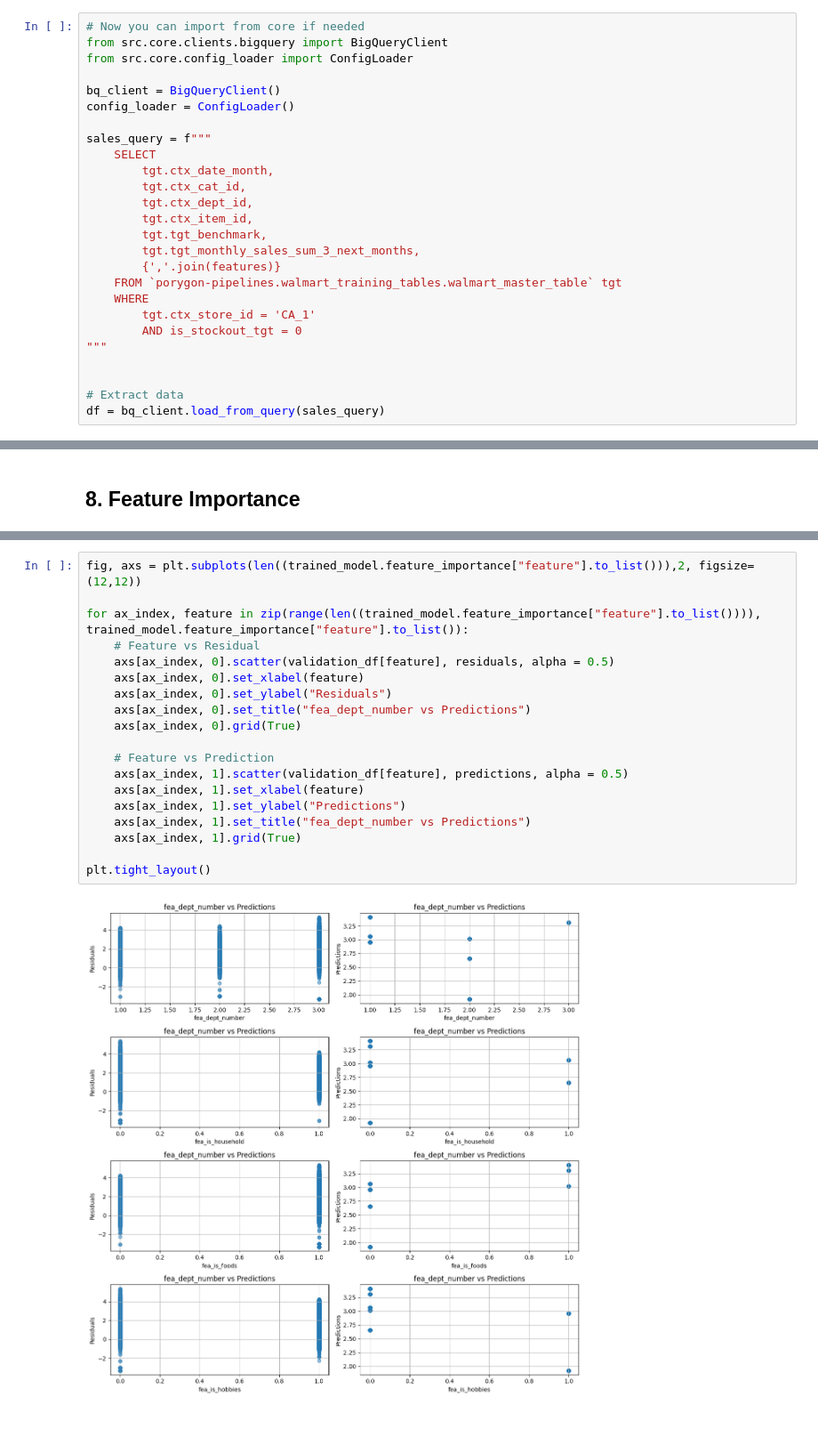
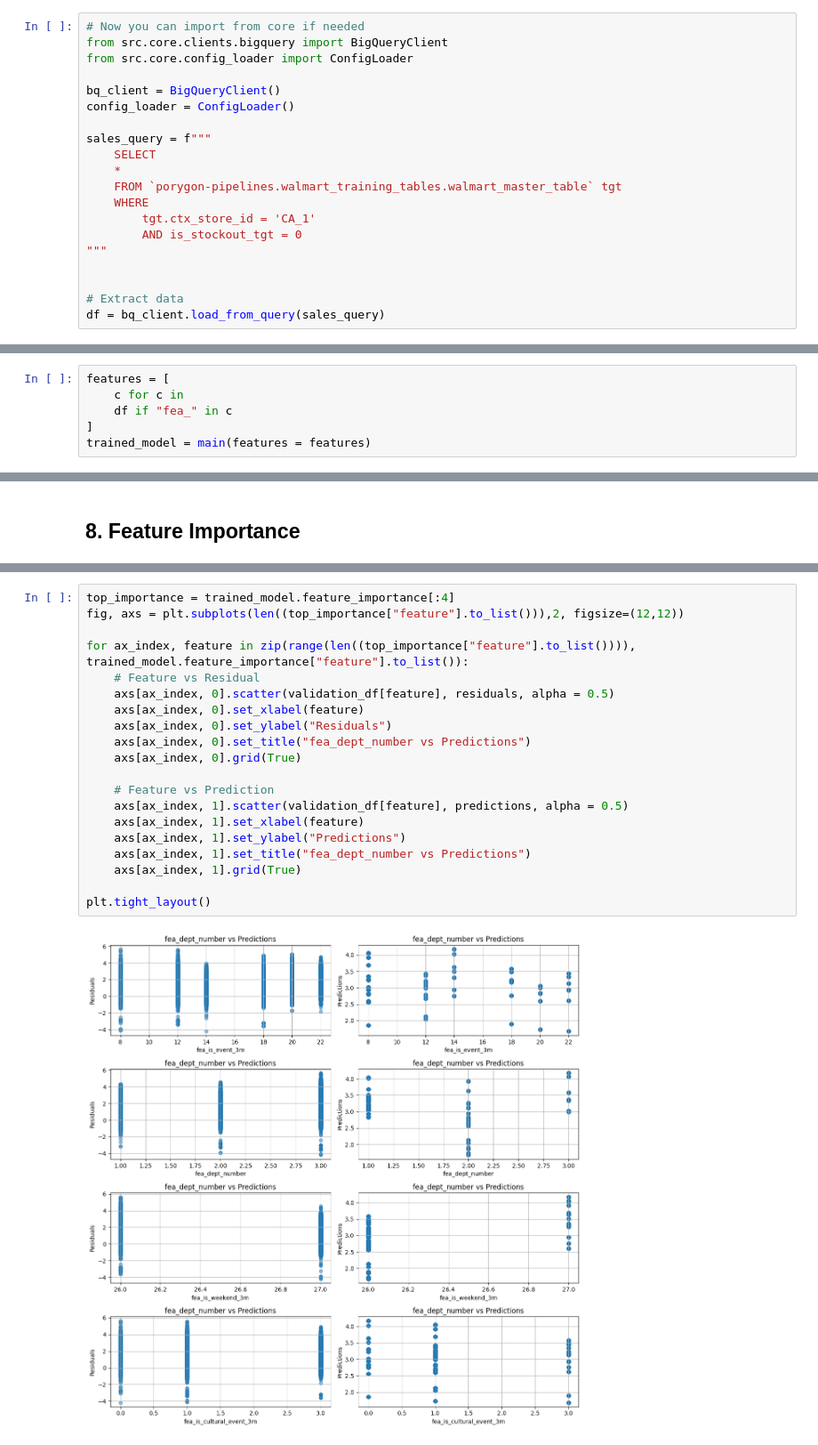
Before and after one commit to AnaPrec07/porygon-demand-forecasting, a Jupyter notebook: src/notebooks/model_training/xgboost/single_model_training.ipynb, the cells around one changed output, grey strips where cells are left out. Shown at 89% size. Saved outputs shown, nothing was run; the diff lists cells and outputs as text.

```diff
--- a/src/notebooks/model_training/xgboost/single_model_training.ipynb
+++ b/src/notebooks/model_training/xgboost/single_model_training.ipynb
@@ -66,13 +21,7 @@ config_loader = ConfigLoader()
 
 sales_query = f"""
     SELECT
-        tgt.ctx_date_month,
-        tgt.ctx_cat_id,
-        tgt.ctx_dept_id,
-        tgt.ctx_item_id,
-        tgt.tgt_benchmark,
-        tgt.tgt_monthly_sales_sum_3_next_months,
-        {','.join(features)}
+    *
     FROM `porygon-pipelines.walmart_training_tables.walmart_master_table` tgt
     WHERE
         tgt.ctx_store_id = 'CA_1'
@@ -125,0 +37,6 @@ plt.show()
+# %%
+features = [
+    c for c in
+    df if "fea_" in c
+]
+trained_model = main(features = features)
@@ -173,21 +162,22 @@ trained_model.feature_importance["feature"].to_list()
 # %%
-fig, axs = plt.subplots(len((trained_model.feature_importance["feature"].to_list())),2, figsize=(12,12))
+top_importance = trained_model.feature_importance[:4]
+fig, axs = plt.subplots(len((top_importance["feature"].to_list())),2, figsize=(12,12))
 
-for ax_index, feature in zip(range(len((trained_model.feature_importance["feature"].to_list()))), trained_model.feature_importance["feature"].to_list()):
+for ax_index, feature in zip(range(len((top_importance["feature"].to_list()))), trained_model.feature_importance["feature"].to_list()):
     # Feature vs Residual
     axs[ax_index, 0].scatter(validation_df[feature], residuals, alpha = 0.5)
     axs[ax_index, 0].set_xlabel(feature)
     axs[ax_index, 0].set_ylabel("Residuals")
     axs[ax_index, 0].set_title("fea_dept_number vs Predictions")
     axs[ax_index, 0].grid(True)
 
     # Feature vs Prediction
     axs[ax_index, 1].scatter(validation_df[feature], predictions, alpha = 0.5)
     axs[ax_index, 1].set_xlabel(feature)
     axs[ax_index, 1].set_ylabel("Predictions")
     axs[ax_index, 1].set_title("fea_dept_number vs Predictions")
     axs[ax_index, 1].grid(True)
 
 plt.tight_layout()
 # %% [output]
-[figure, old version]
+[figure, new version]
```
Also changed, not shown: parts of 16 cells of this notebook, 4 other files.
